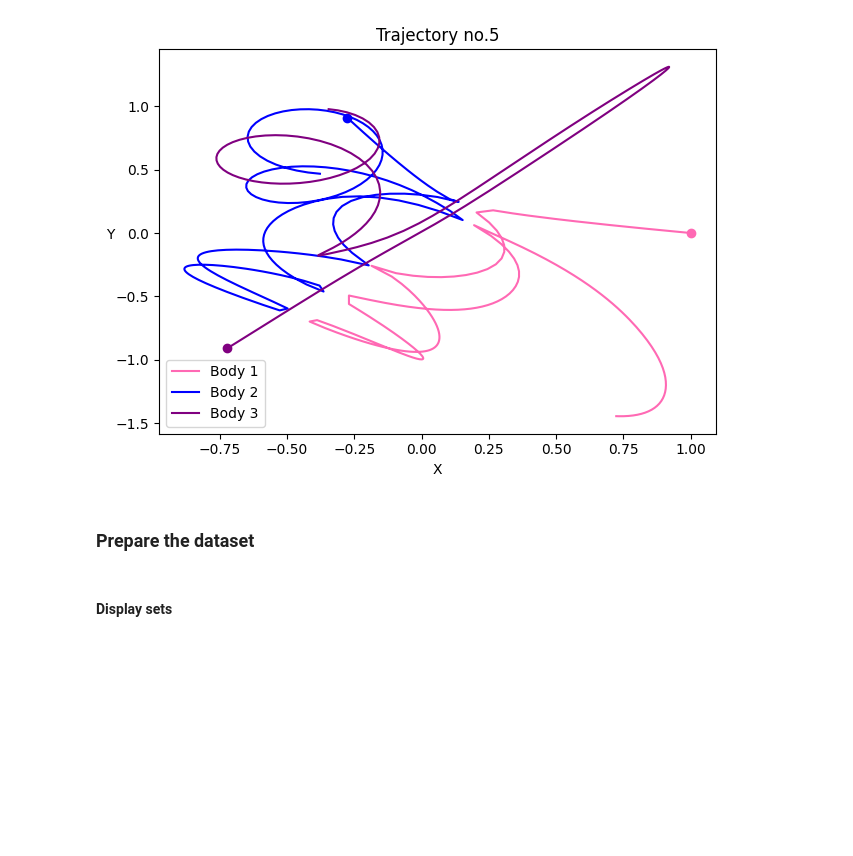
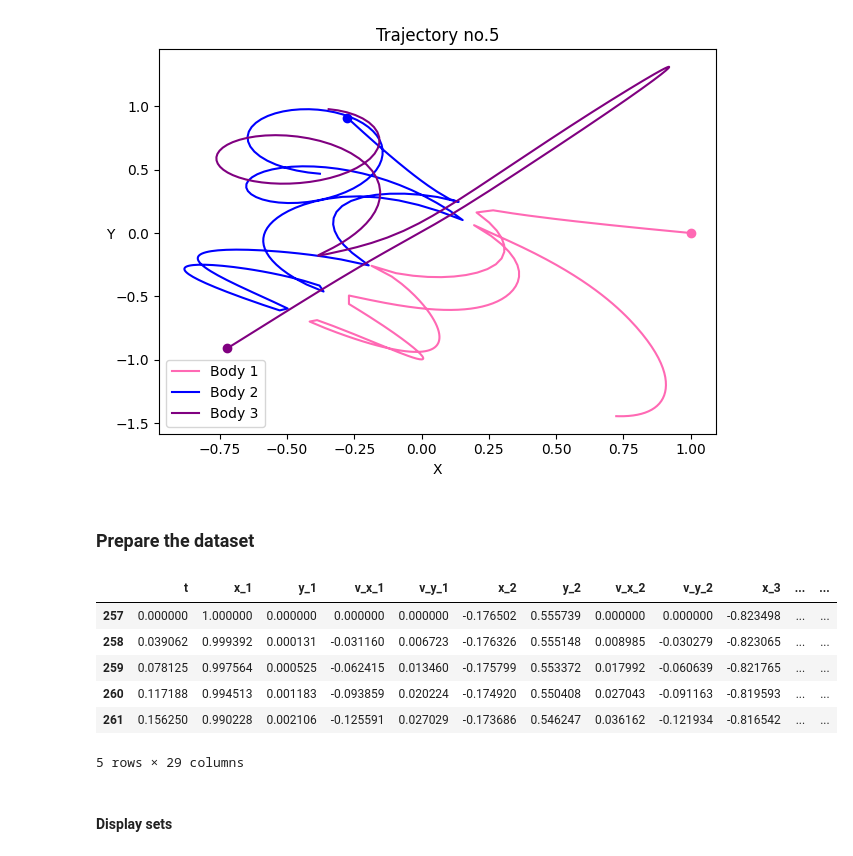
Before and after one commit to AgnJed/ML_the_3-body_problem, a Jupyter notebook: machine-learning-nova-1.ipynb, the cells around one changed output. Drawn from its saved outputs; the diff is of its cells as text; code cells hidden in the pictures; blank space fills up the shorter version.

```diff
--- a/machine-learning-nova-1.ipynb
+++ b/machine-learning-nova-1.ipynb
@@ -73,6 +73,17 @@ group_test = unique_groups1[~mask_val_test]  # groups for the test set
 
 validation_set = testing_set[testing_set['Id_init'].isin(group_validation)]
 test_set = testing_set[testing_set['Id_init'].isin(group_test)]
+# %%
+train_set = train_set.drop_duplicates(subset=[col for col in train_set.columns if col != 'id'])
+train_set.head()
+# %% [output]
+|  | t | x_1 | y_1 | v_x_1 | v_y_1 | x_2 | y_2 | v_x_2 | v_y_2 | x_3 | ... | ... |
+| 257 | 0.000000 | 1.000000 | 0.000000 | 0.000000 | 0.000000 | -0.176502 | 0.555739 | 0.000000 | 0.000000 | -0.823498 | ... | ... |
+| 258 | 0.039062 | 0.999392 | 0.000131 | -0.031160 | 0.006723 | -0.176326 | 0.555148 | 0.008985 | -0.030279 | -0.823065 | ... | ... |
+| 259 | 0.078125 | 0.997564 | 0.000525 | -0.062415 | 0.013460 | -0.175799 | 0.553372 | 0.017992 | -0.060639 | -0.821765 | ... | ... |
+| 260 | 0.117188 | 0.994513 | 0.001183 | -0.093859 | 0.020224 | -0.174920 | 0.550408 | 0.027043 | -0.091163 | -0.819593 | ... | ... |
+| 261 | 0.156250 | 0.990228 | 0.002106 | -0.125591 | 0.027029 | -0.173686 | 0.546247 | 0.036162 | -0.121934 | -0.816542 | ... | ... |
+5 rows × 29 columns
 # %% [markdown]
 #### Display sets
 # %%
```
Also changed, not shown: parts of 28 cells of this notebook.
